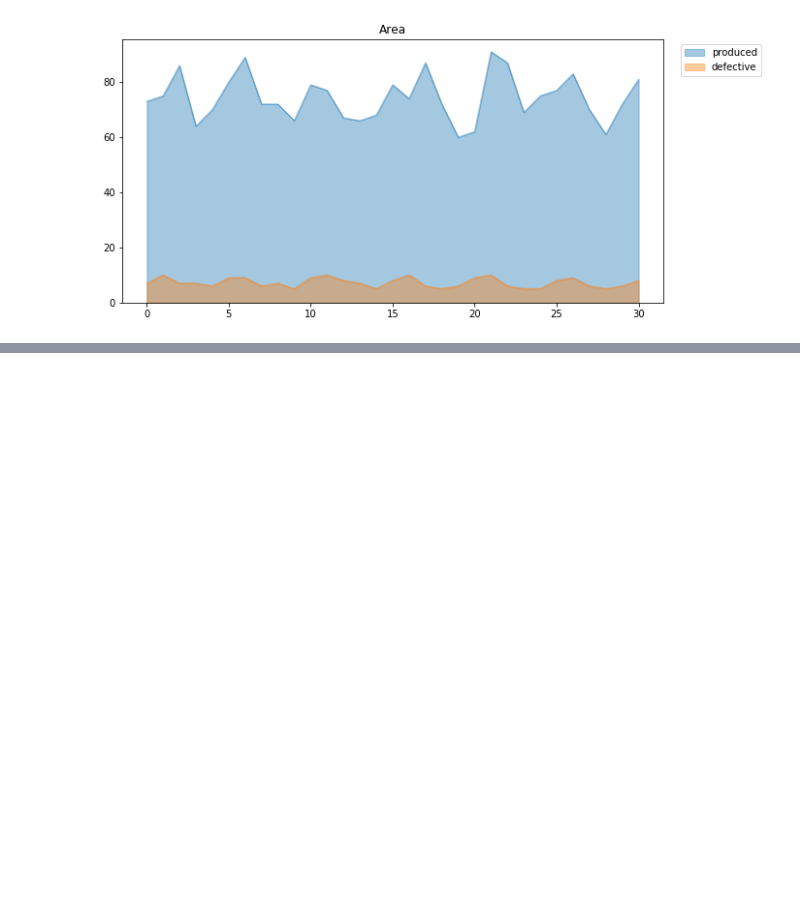
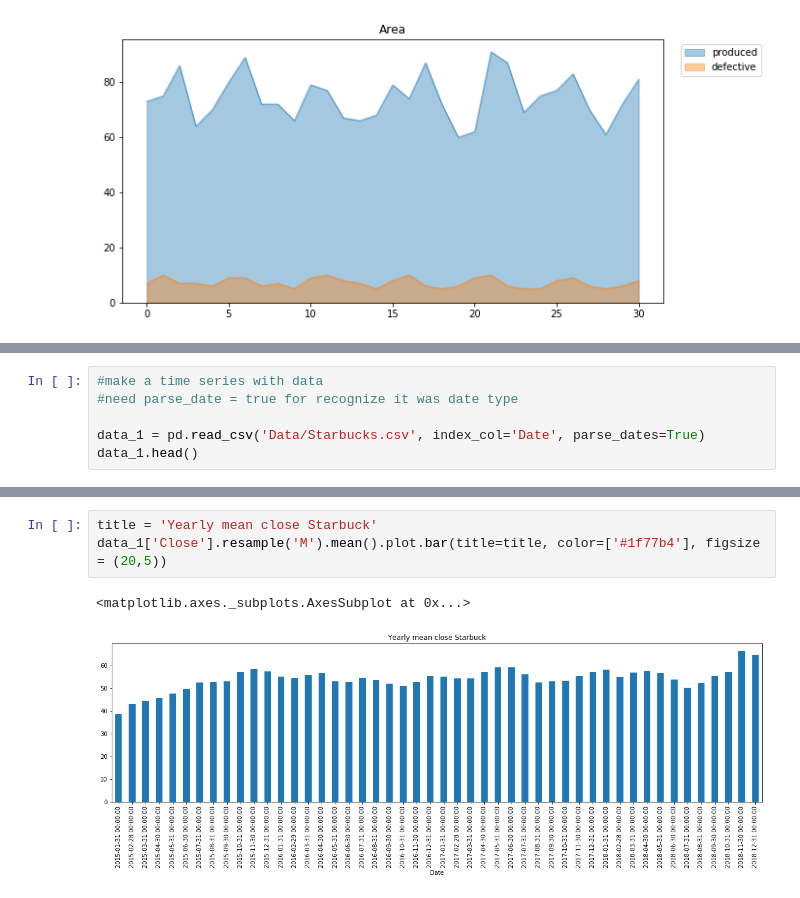
Before and after one commit to jakaesembodo/Python-Time-Series, a Jupyter notebook: time-series.ipynb, the cells around one changed output, grey strips where cells are left out. Drawn from its saved outputs; the diff is of its cells as text; blank space fills up the shorter version.

Commit message:
update: time series with pandas

```diff
--- a/time-series.ipynb
+++ b/time-series.ipynb
@@ -860,0 +905,6 @@ df_viz_3.loc[0:30].plot.area(stacked=False, alpha = 0.4, figsize = (10,5), title
+# %%
+#make a time series with data
+#need parse_date = true for recognize it was date type
+
+data_1 = pd.read_csv('Data/Starbucks.csv', index_col='Date', parse_dates=True)
+data_1.head()
@@ -860,0 +953,6 @@ df_viz_3.loc[0:30].plot.area(stacked=False, alpha = 0.4, figsize = (10,5), title
+# %%
+title = 'Yearly mean close Starbuck'
+data_1['Close'].resample('M').mean().plot.bar(title=title, color=['#1f77b4'], figsize = (20,5))
+# %% [output]
+<matplotlib.axes._subplots.AxesSubplot at 0x...>
+[figure, added]
```
Also changed, not shown: parts of 49 cells of this notebook.
